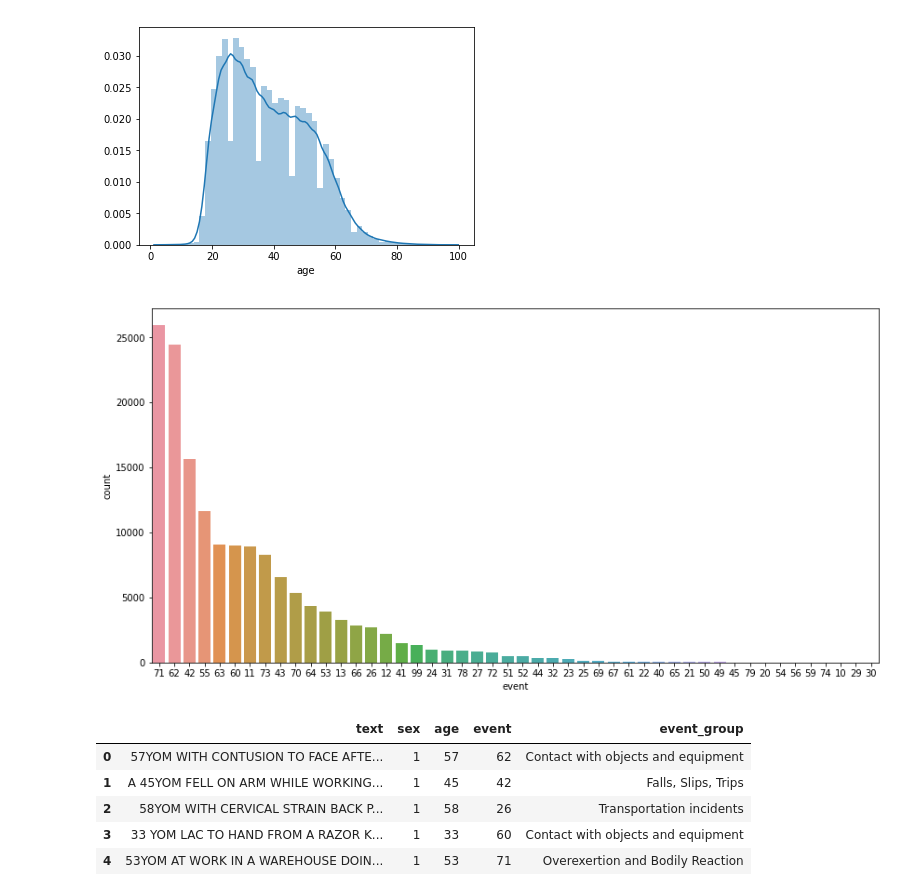
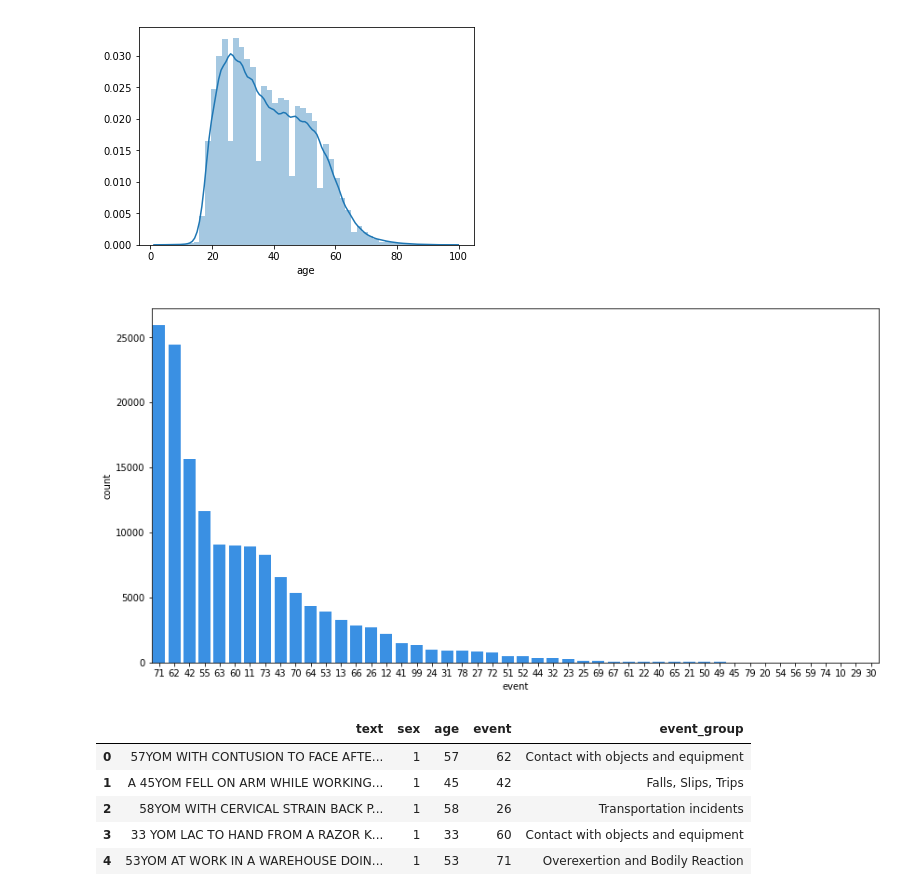
Before and after one commit to kpokrass/occupational_injuries, a Jupyter notebook: injury_classification.ipynb, the cells around one changed output. Drawn from its saved outputs; the diff is of its cells as text; code cells hidden in the pictures.

```diff
--- a/injury_classification.ipynb
+++ b/injury_classification.ipynb
@@ -165,10 +165,10 @@ plt.show()
 [figure]
 # %%
 fig = plt.figure(figsize=(14,7))
-sns.countplot(data.event, order=data.event.value_counts().index)
+sns.countplot(data.event, order=data.event.value_counts().index, color='dodgerblue')
 plt.show()
 # %% [output]
-[figure, old version]
+[figure, new version]
 # %%
 data['event_group'] = [0] * len(data)
 
```
Also changed, not shown: parts of 17 cells of this notebook.
